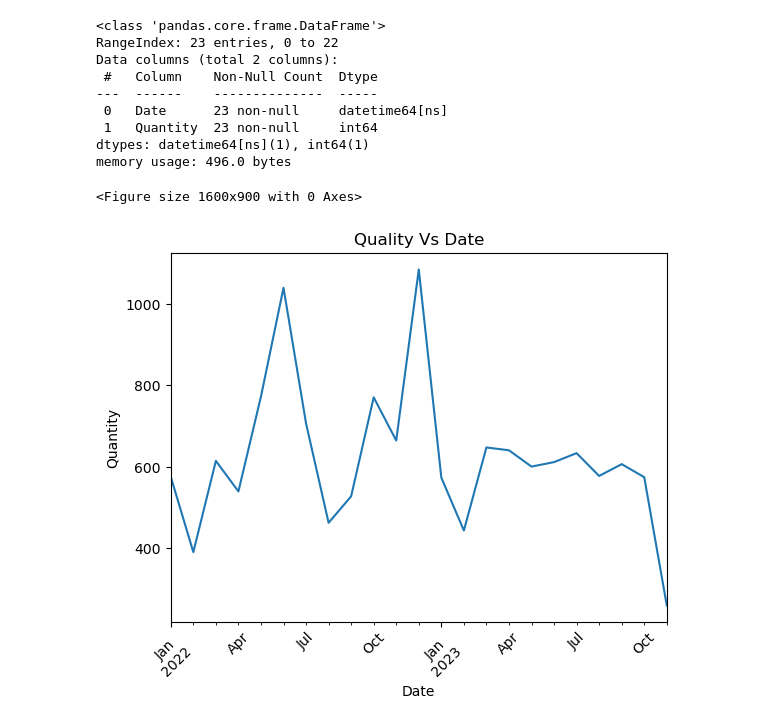
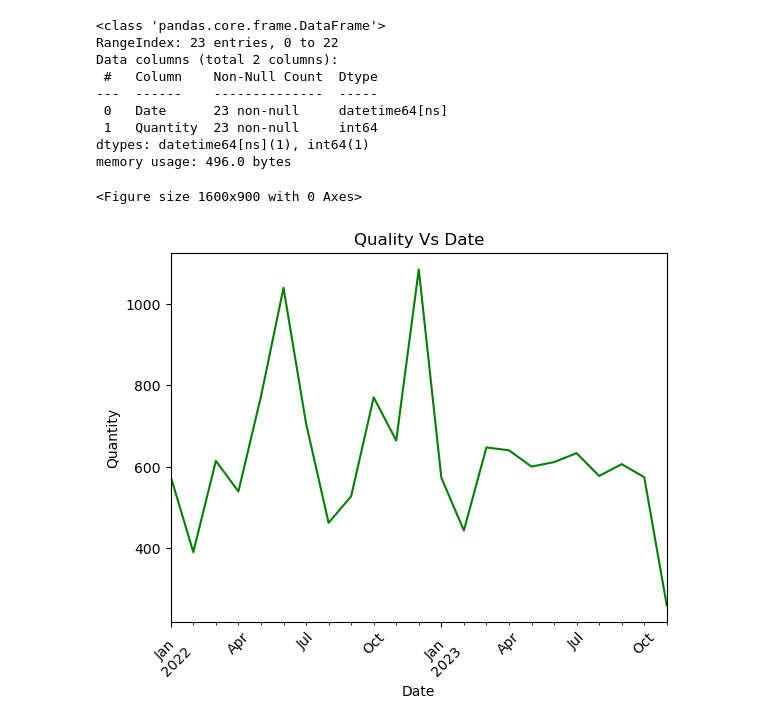
Before and after one commit to Veekits/ARIMA-for-Cold-and-Flu, a Jupyter notebook: ARIMA for Cold and Flu.ipynb, the cells around one changed output. Drawn from its saved outputs; the diff is of its cells as text; code cells hidden in the pictures.

```diff
--- a/ARIMA for Cold and Flu.ipynb
+++ b/ARIMA for Cold and Flu.ipynb
@@ -62,11 +62,11 @@ memory usage: 496.0 bytes
 # %%
 #plot Quality against Date
 plt.figure(figsize=(16, 9))
-df2.plot(x = 'Date', y = 'Quantity', kind = 'line', rot = 45, legend = False)
+df2.plot(x = 'Date', y = 'Quantity', kind = 'line', rot = 45, legend = False, color = 'green')
 plt.xlabel('Date')
 plt.ylabel('Quantity')
 plt.title('Quality Vs Date')
 plt.show()
 # %% [output]
 <Figure size 1600x900 with 0 Axes>
-[figure, old version]
+[figure, new version]
```
Also changed, not shown: parts of 3 cells of this notebook.
